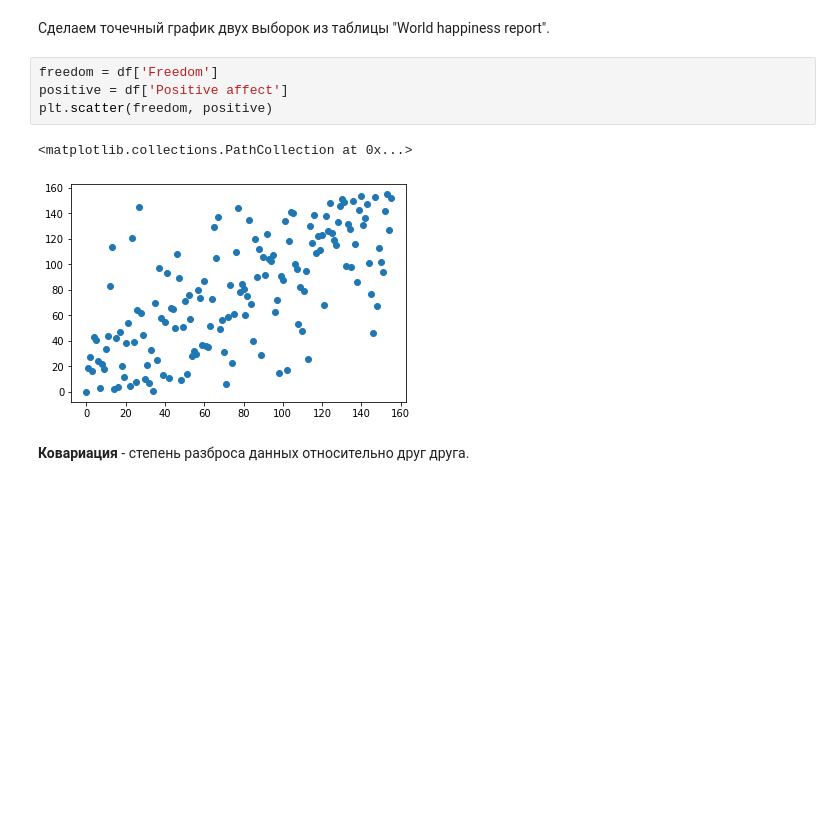
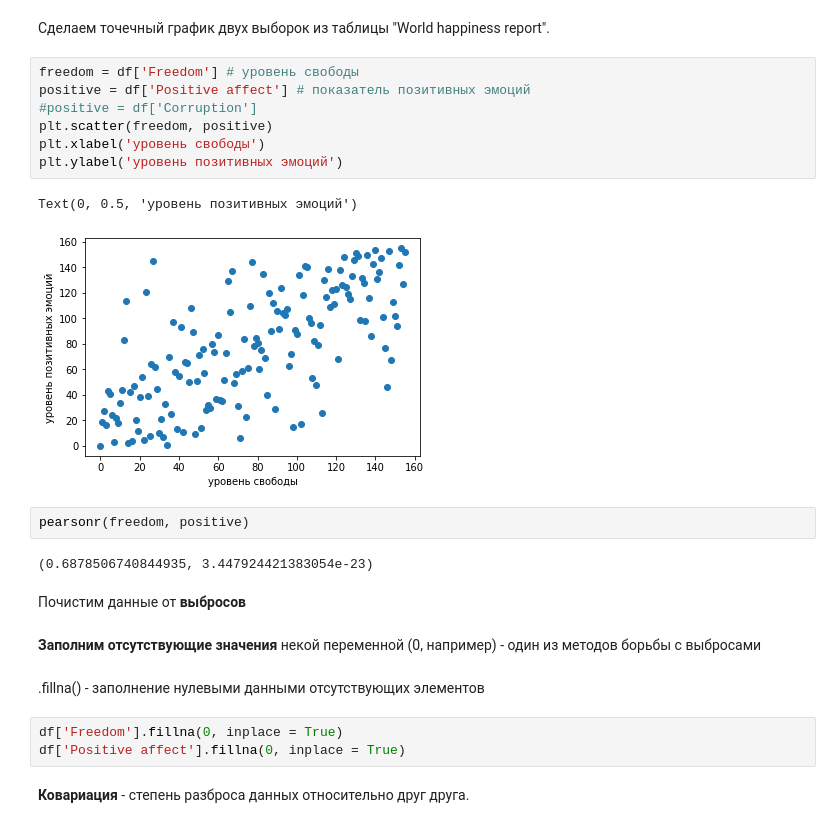
Before and after one commit to yustinaivanova/netology_statistics_february_20, a Jupyter notebook: lecture_2.ipynb, the cells around one changed output. Cells and saved outputs as stored; diff of their text form; blank space fills up the shorter version.

```diff
--- a/lecture_2.ipynb
+++ b/lecture_2.ipynb
@@ -52,12 +52,28 @@ df.head()
 # %% [markdown]
 Сделаем точечный график двух выборок из таблицы "World happiness report".
 # %%
-freedom = df['Freedom']
-positive = df['Positive affect']
+freedom = df['Freedom'] # уровень свободы
+positive = df['Positive affect'] # показатель позитивных эмоций
+#positive = df['Corruption']
 plt.scatter(freedom, positive)
+plt.xlabel('уровень свободы')
+plt.ylabel('уровень позитивных эмоций')
 # %% [output]
-<matplotlib.collections.PathCollection at 0x...>
+Text(0, 0.5, 'уровень позитивных эмоций')
-[figure, old version]
+[figure, new version]
+# %%
+pearsonr(freedom, positive)
+# %% [output]
+(0.6878506740844935, 3.447924421383054e-23)
+# %% [markdown]
+Почистим данные от **выбросов**
+# %% [markdown]
+**Заполним отсутствующие значения** некой переменной (0, например) - один из методов борьбы с выбросами
+# %% [markdown]
+.fillna() - заполнение нулевыми данными отсутствующих элементов
+# %%
+df['Freedom'].fillna(0, inplace = True)
+df['Positive affect'].fillna(0, inplace = True)
 # %% [markdown]
 **Ковариация** - степень разброса данных относительно друг друга.
 # %% [markdown]
```
Also changed, not shown: parts of 79 cells of this notebook, 1 other file.
